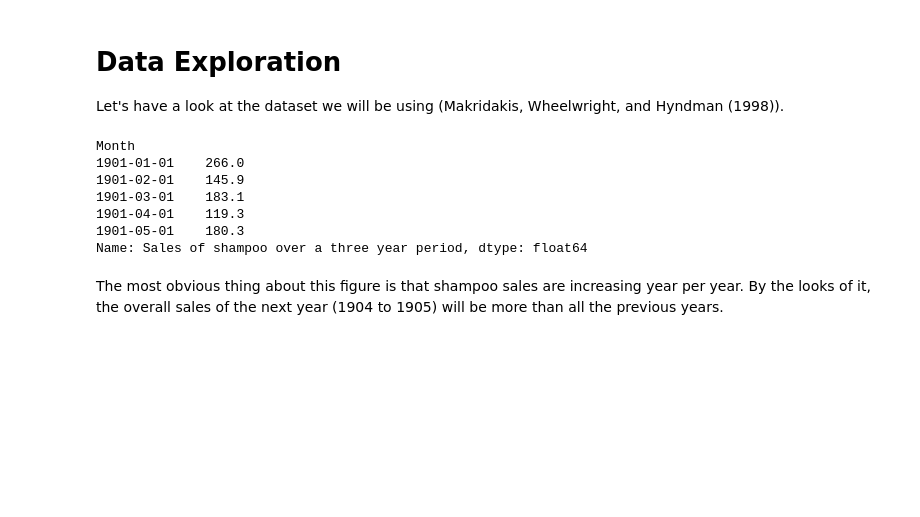
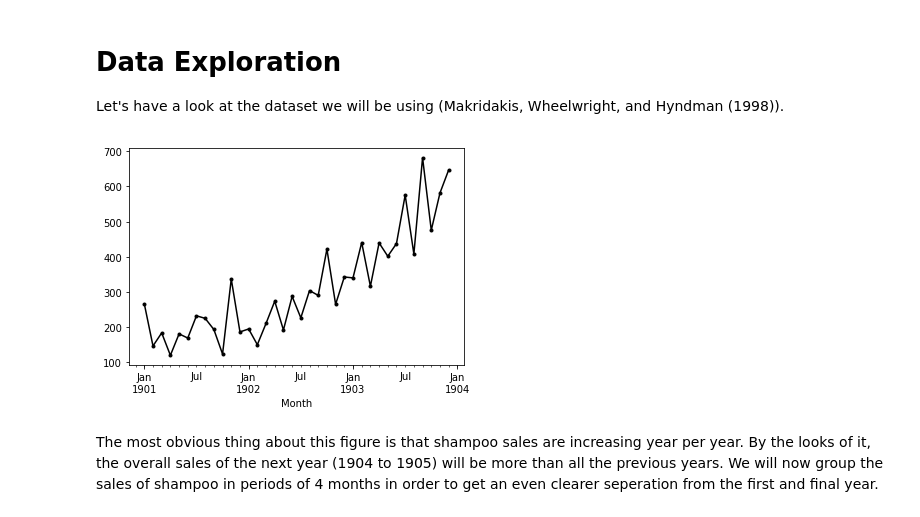
Before and after one commit to JayThibs/time-series-forecasting, a Jupyter notebook: Untitled.ipynb, the cells around one changed output. Cells and saved outputs as stored; diff of their text form; code cells hidden in the pictures; blank space fills up the shorter version.

```diff
--- a/Untitled.ipynb
+++ b/Untitled.ipynb
@@ -11,26 +11,16 @@ Let's have a look at the dataset we will be using (Makridakis, Wheelwright, and
 # %%
 import numpy
 import pandas as pd
 from pandas import datetime as dt
 from matplotlib import pyplot as plt
 
 def parser(x):
     return dt.strptime('190'+x, '%Y-%m')
 
 monthly_df = pd.read_csv('shampoo-sales.csv', header=0, parse_dates=[0], index_col=0, squeeze=True, date_parser=parser)
-monthly_df.head()
-# monthly.plot(style='-k.')
-# yearly_df = read_csv('shampoo-sales.csv', header=0, parse_dates=[0], index_col=0, squeeze=True, date_parser=parser)
-# yearly = yearly_df.groupby(["year"])
-# yearly.hist()
-# plt.show()
+monthly_df.plot(style='-k.')
+plt.show()
 # %% [output]
-Month
-1901-01-01    266.0
-1901-02-01    145.9
-1901-03-01    183.1
-1901-04-01    119.3
-1901-05-01    180.3
-Name: Sales of shampoo over a three year period, dtype: float64
+[figure, added]
 # %% [markdown]
-The most obvious thing about this figure is that shampoo sales are increasing year per year. By the looks of it, the overall sales of the next year (1904 to 1905) will be more than all the previous years.
+The most obvious thing about this figure is that shampoo sales are increasing year per year. By the looks of it, the overall sales of the next year (1904 to 1905) will be more than all the previous years. We will now group the sales of shampoo in periods of 4 months in order to get an even clearer seperation from the first and final year.
```
Also changed, not shown: parts of 7 cells of this notebook.
